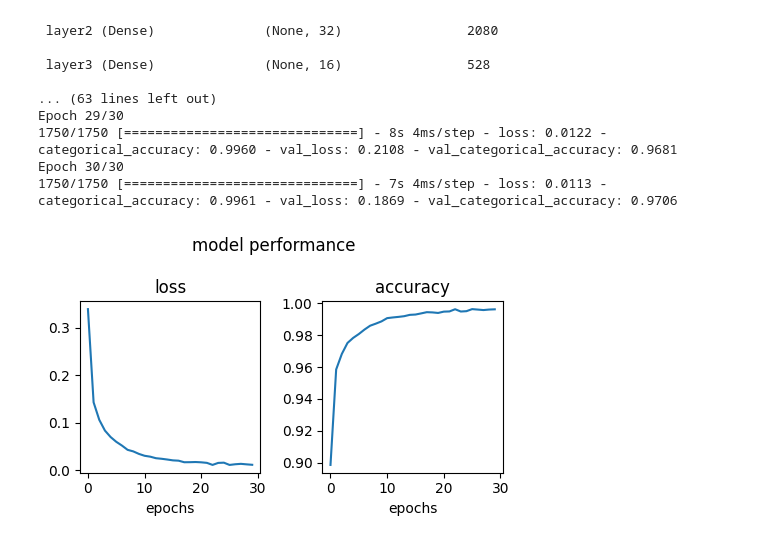
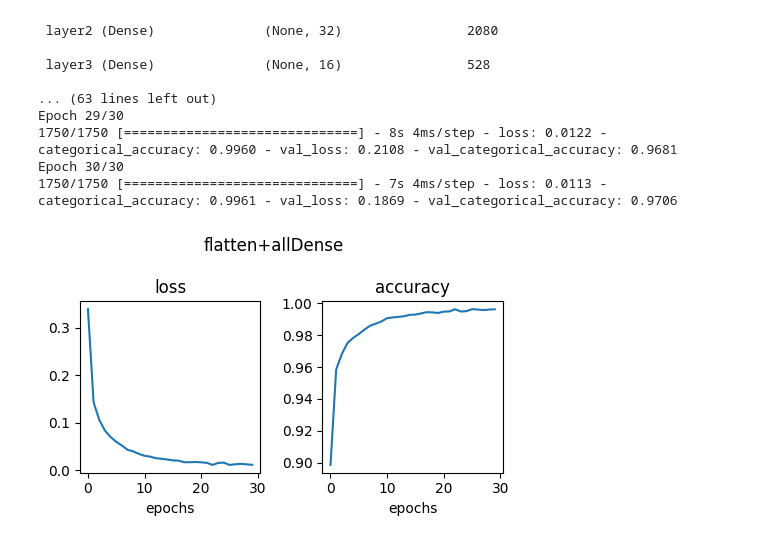
Before and after one commit to k87rte/MNIST_DL, a Jupyter notebook: MNIST_DL_play.ipynb, the cells around one changed output. Drawn from its saved outputs; the diff is of its cells as text; code cells hidden in the pictures.

```diff
--- a/MNIST_DL_play.ipynb
+++ b/MNIST_DL_play.ipynb
@@ -103,14 +103,15 @@ Epoch 30/30
 # %%
 loss = history.history['loss']
 accuracy = history.history['categorical_accuracy']
 fig, (ax1, ax2) = plt.subplots(1,2,figsize=(5,3))
 ax1.plot(loss)
 ax2.plot(accuracy)
 ax1.set_title('loss')
 ax1.set_xlabel('epochs')
 ax2.set_title('accuracy')
 ax2.set_xlabel('epochs')
-fig.suptitle('model performance')
+fig.suptitle('flatten+allDense')
 plt.tight_layout()
+plt.savefig('performance_model1.jpeg',dpi=600)
 # %% [output]
-[figure, old version]
+[figure, new version]
```
Also changed, not shown: parts of 8 cells of this notebook.
